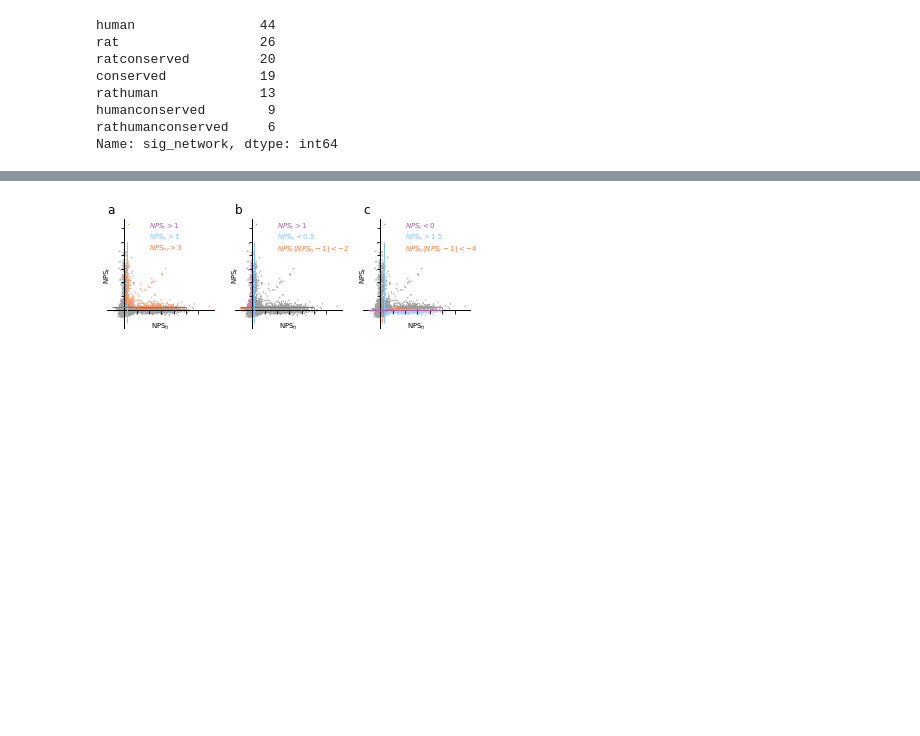
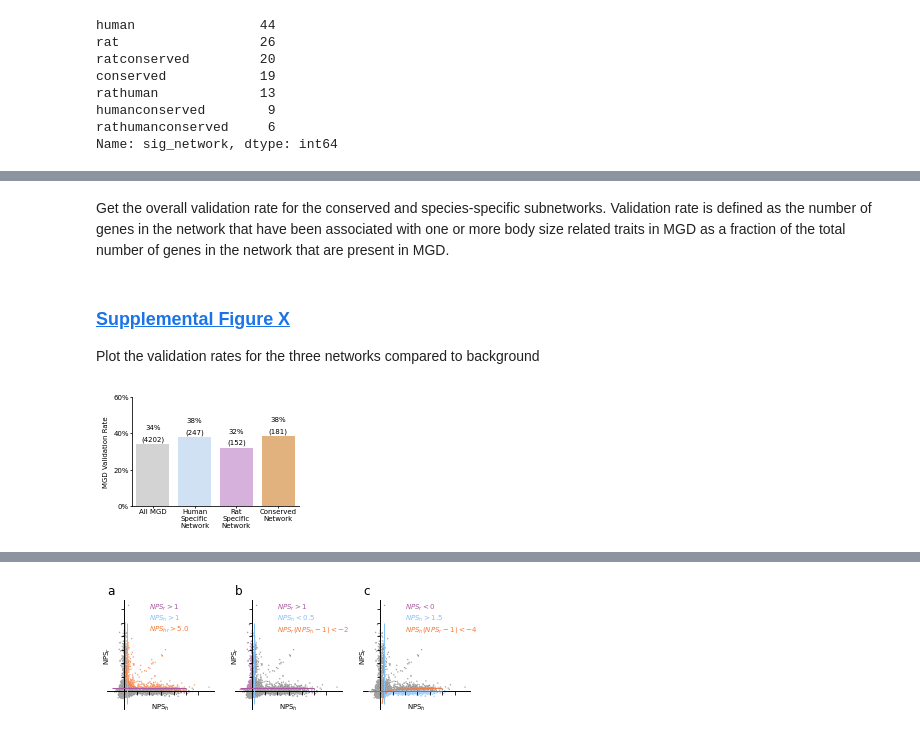
Before and after one commit to sarah-n-wright/CrossSpeciesBMI, a Jupyter notebook: Notebooks/3_Species_Specific_BMI_Networks.ipynb, the cells around one changed output, grey strips where cells are left out. Saved outputs shown, nothing was run; the diff lists cells and outputs as text; code cells hidden in the pictures; blank space fills up the shorter version.

```diff
--- a/Notebooks/3_Species_Specific_BMI_Networks.ipynb
+++ b/Notebooks/3_Species_Specific_BMI_Networks.ipynb
@@ -1241,0 +907,4 @@ dtype: float64
+# %%
+mgd_gene_map = pd.read_csv(DATADIR + "outputs/Supplemental_Table7.tsv",sep="\t")
+# %%
+mgd_gene_map["Network"] = mgd_gene_map.gene.apply(lambda x: data.loc[x].subgraph)
@@ -1241,0 +915,2 @@ dtype: float64
+# %% [markdown]
+Get the overall validation rate for the conserved and species-specific subnetworks. Validation rate is defined as the number of genes in the network that have been associated with one or more body size related traits in MGD as a fraction of the total number of genes in the network that are present in MGD.
@@ -1241,0 +940,31 @@ dtype: float64
+# %%
+bar_data = get_bar_data('Network', categories=["Human-Specific", 'Rat-Specific', 'Conserved'])
+cons_bar= get_bar_data('Conserved_Source', categories=['Human', 'Both', 'Rat', 'Network'])
+# %%
+def plot_validation_bar(bar_data, to_plot, color_map, figsize=(4,3), labels=None):
+    _ = plt.figure(figsize=figsize)
+    sns.barplot(x=bar_data.index, y=bar_data[to_plot], palette=color_map)
+    for i, bar in enumerate(bar_data.index):
+        plt.annotate(str(int(round(bar_data.loc[bar][to_plot]*100, 0)))+"%", xy = (i, 0.08+bar_data.loc[bar][to_plot]), horizontalalignment='center', fontsize=7)
+        plt.annotate("("+str(int(bar_data.loc[bar]["validated_all"]))+")", xy = (i, 0.02+bar_data.loc[bar][to_plot]), horizontalalignment='center', fontsize=7)
+    plt.ylim((0, 1))
+    ax = plt.gca()
+    ax.tick_params(labelsize=7, pad=1, length=2)
+    ax.spines['top'].set_visible(False)
+    ax.spines['right'].set_visible(False)
+    plt.yticks([0, 0.2, 0.4, 0.6, 0.8, 1], labels=["0%", "20%", "40%", "60%", "80%", "100%"])
+    plt.ylabel("MGD Validation Rate", fontsize=7)
+    if labels is not None:
+
+        ax.set_xticklabels(labels, fontsize=7)
+# %% [markdown]
+### <a id='toc7_1_1_'></a>[Supplemental Figure X](#toc0_)
+
+Plot the validation rates for the three networks compared to background
+# %%
+plot_validation_bar(bar_data, "valid_prop", labels=["All MGD", "Human\nSpecific\nNetwork", "Rat\nSpecific\nNetwork", "Conserved\nNetwork"],
+                    color_map= {'all':'lightgrey', 'Rat-Specific':"#dbaae2", 'Human-Specific':"#c9e1f8", 'Conserved':"#f2b26d"}, figsize=(3,2))
+plt.ylim((0, 0.6))
+plt.savefig("/cellar/users/snwright/Data/Transfer/rat/UpdatedFigures/validation_bar_network_level.png", bbox_inches="tight", dpi=400)
+# %% [output]
+[figure, added]
```
Also changed, not shown: parts of 89 cells of this notebook.
